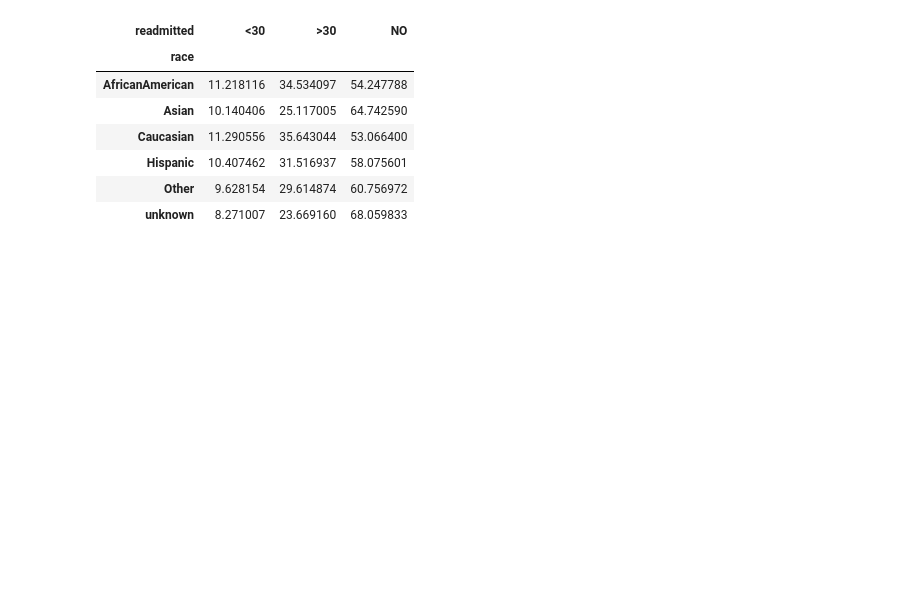
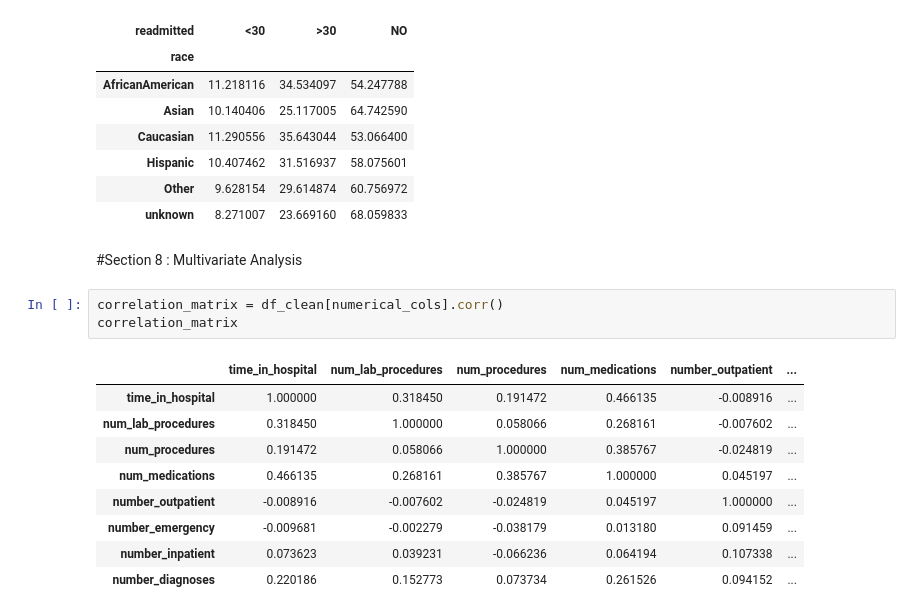
Before and after one commit to EduardoYaguar/act1_2p_si_eda_2_25_yaguar, a Jupyter notebook: act1_2p_si_eda_2_25_yaguar.ipynb, the cells around one changed output. Saved outputs shown, nothing was run; the diff lists cells and outputs as text; blank space fills up the shorter version.

```diff
--- a/act1_2p_si_eda_2_25_yaguar.ipynb
+++ b/act1_2p_si_eda_2_25_yaguar.ipynb
@@ -442,3 +442,18 @@ race_readmit
 | Hispanic | 10.407462 | 31.516937 | 58.075601 |
 | Other | 9.628154 | 29.614874 | 60.756972 |
 | unknown | 8.271007 | 23.669160 | 68.059833 |
+# %% [markdown]
+#Section 8 : Multivariate Analysis
+# %%
+correlation_matrix = df_clean[numerical_cols].corr()
+correlation_matrix
+# %% [output]
+|  | time_in_hospital | num_lab_procedures | num_procedures | num_medications | number_outpatient | ... |
+| time_in_hospital | 1.000000 | 0.318450 | 0.191472 | 0.466135 | -0.008916 | ... |
+| num_lab_procedures | 0.318450 | 1.000000 | 0.058066 | 0.268161 | -0.007602 | ... |
+| num_procedures | 0.191472 | 0.058066 | 1.000000 | 0.385767 | -0.024819 | ... |
+| num_medications | 0.466135 | 0.268161 | 0.385767 | 1.000000 | 0.045197 | ... |
+| number_outpatient | -0.008916 | -0.007602 | -0.024819 | 0.045197 | 1.000000 | ... |
+| number_emergency | -0.009681 | -0.002279 | -0.038179 | 0.013180 | 0.091459 | ... |
+| number_inpatient | 0.073623 | 0.039231 | -0.066236 | 0.064194 | 0.107338 | ... |
+| number_diagnoses | 0.220186 | 0.152773 | 0.073734 | 0.261526 | 0.094152 | ... |
```
Also changed, not shown: parts of 3 cells of this notebook.
